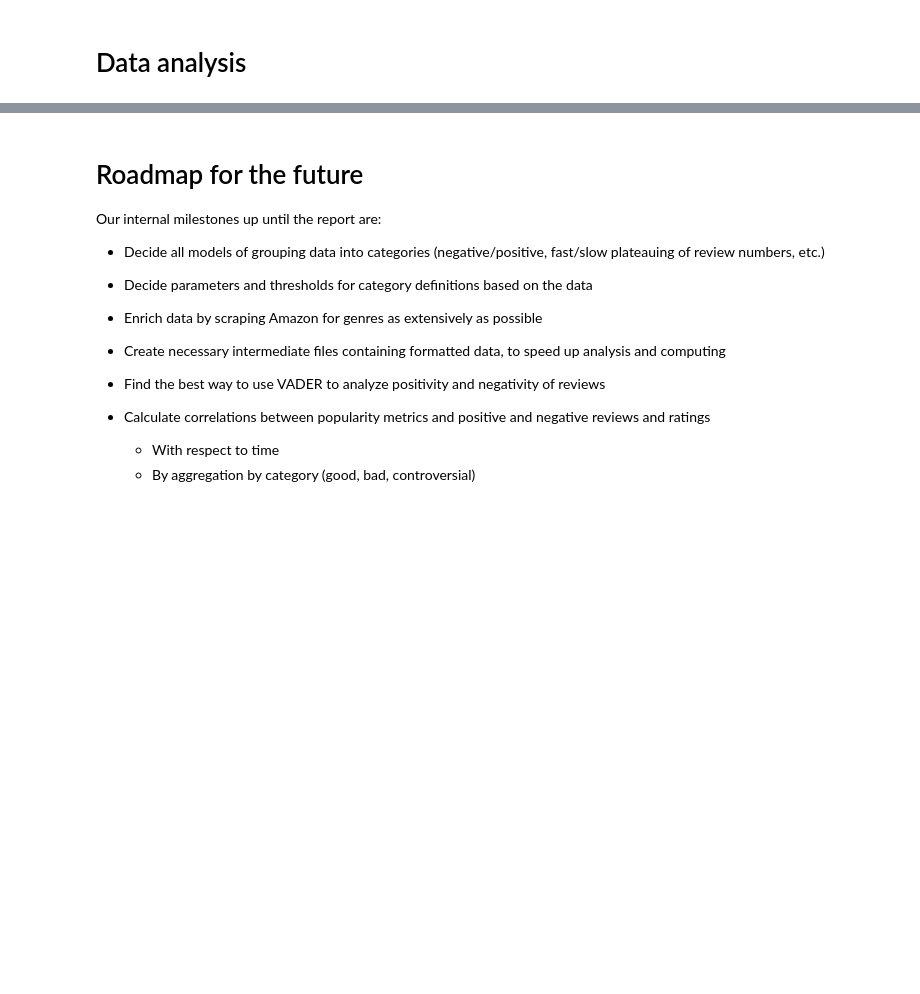
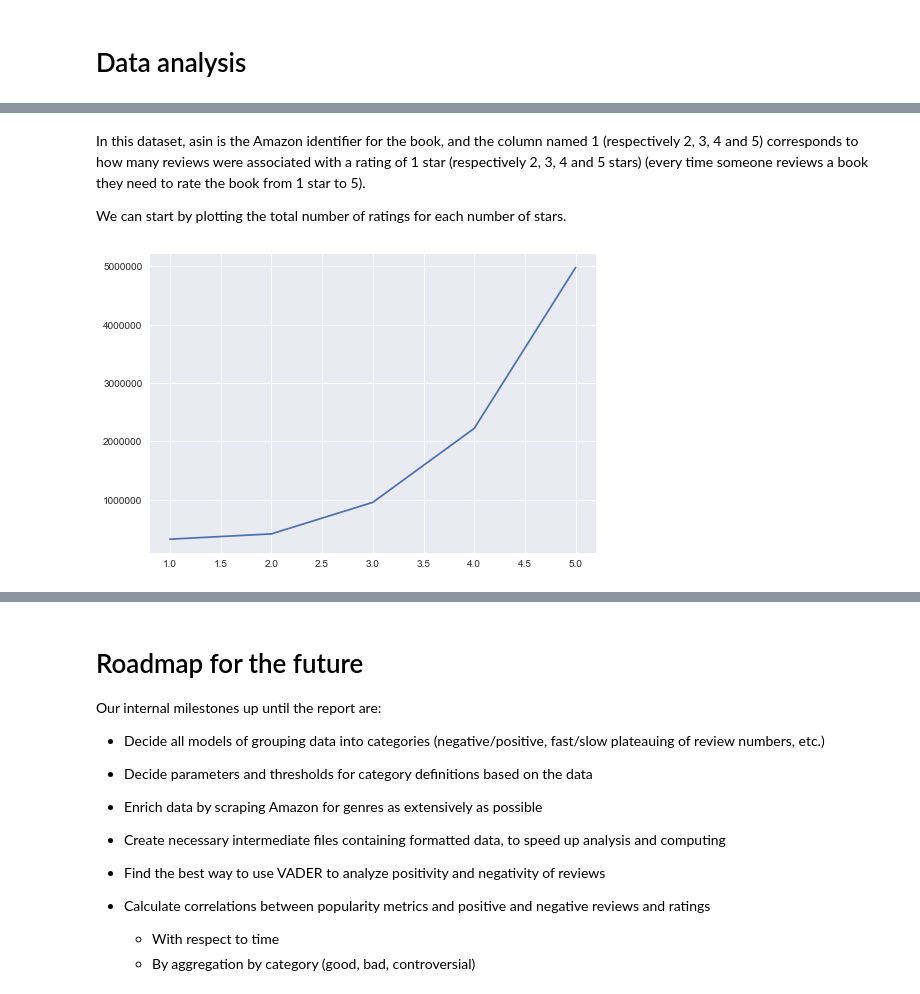
Before and after one commit to adamkozak/ADA2017-project, a Jupyter notebook: Project/Data_processing_CLEAN.ipynb, the cells around one changed output, grey strips where cells are left out. Drawn from its saved outputs; the diff is of its cells as text; code cells hidden in the pictures; blank space fills up the shorter version.

Commit message:
data processing_clean_done

```diff
--- a/Project/Data_processing_CLEAN.ipynb
+++ b/Project/Data_processing_CLEAN.ipynb
@@ -441,0 +407,4 @@ ratings_grouped_unstack_df_10.plot(y = 'Inverse_weighted_mean', kind = 'hist', b
+# %%
+#create a dataframe with the ratings for each books and the length and total number or reviews
+reviews_df_raw=pd.DataFrame.from_csv('ratings_grouped_unstack.csv')
+d1=pd.DataFrame.from_csv('avg_length_and_number_of_reviews_per_book.csv')
@@ -441,0 +421,12 @@ ratings_grouped_unstack_df_10.plot(y = 'Inverse_weighted_mean', kind = 'hist', b
+# %% [markdown]
+In this dataset, asin is the Amazon identifier for the book, and the column named 1 (respectively 2, 3, 4 and 5) corresponds to how many reviews were associated with a rating of 1 star (respectively 2, 3, 4 and 5 stars) (every time someone reviews a book they need to rate the book from 1 star to 5).
+
+
+We can start by plotting the total number of ratings for each number of stars.
+# %%
+x = reviews_df_raw.columns
+y = reviews_df_raw.sum()
+
+g=plt.plot(x,y)
+# %% [output]
+[figure, added]
```
Also changed, not shown: parts of 49 cells of this notebook.
